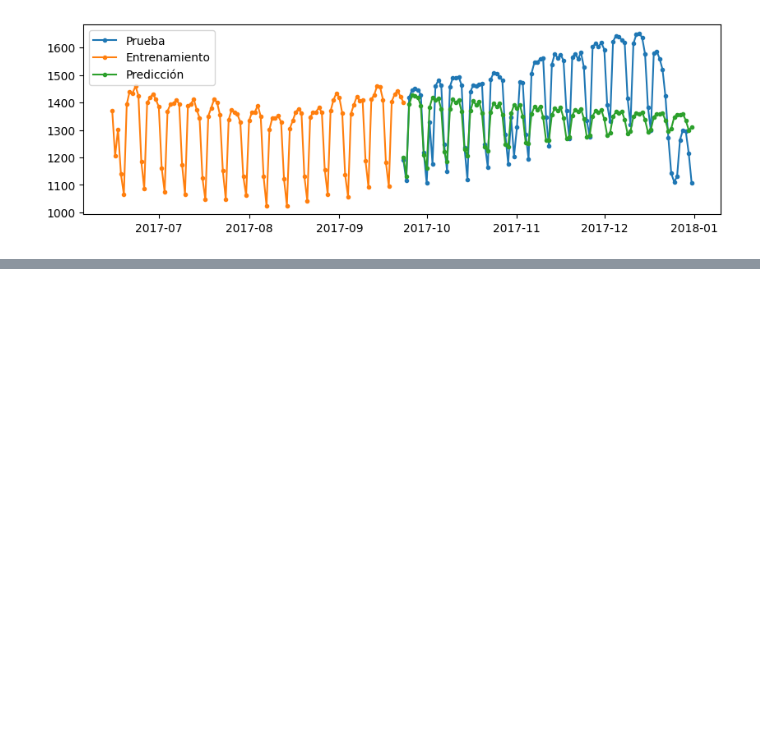
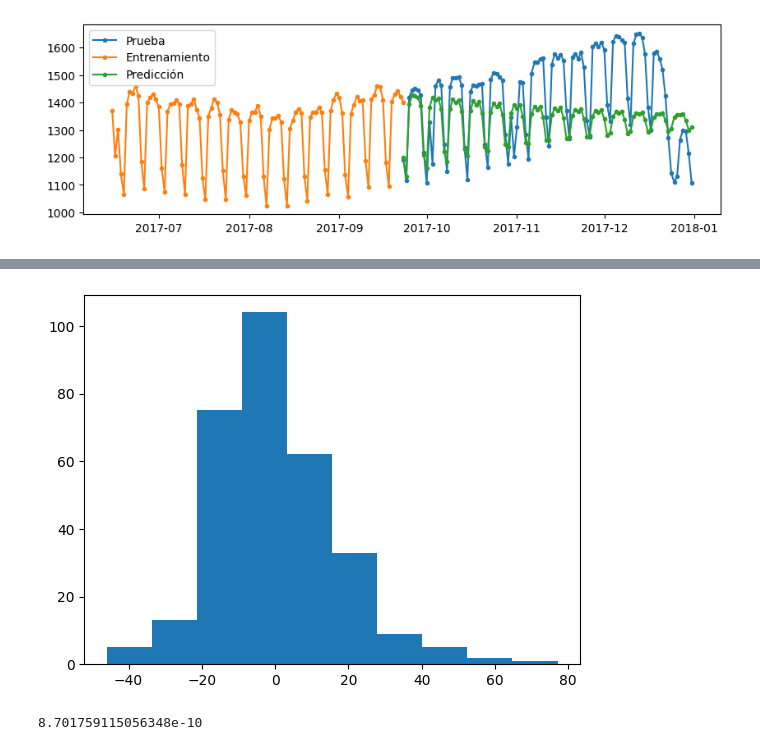
Before and after one commit to JhonZafra/Statistic_Concepts, a Jupyter notebook: SemanaXIV/ConceptosSeriesTiempo.ipynb, the cells around one changed output, grey strips where cells are left out. Cells and saved outputs as stored; diff of their text form; code cells hidden in the pictures; blank space fills up the shorter version.

```diff
--- a/SemanaXIV/ConceptosSeriesTiempo.ipynb
+++ b/SemanaXIV/ConceptosSeriesTiempo.ipynb
@@ -304,0 +523,9 @@ plt.show()
+# %%
+plt.hist(residuos)
+plt.show()
+# %% [output]
+[figure, added]
+# %%
+stats.normaltest(residuos)[1]
+# %% [output]
+8.701759115056348e-10
```
Also changed, not shown: parts of 33 cells of this notebook.
